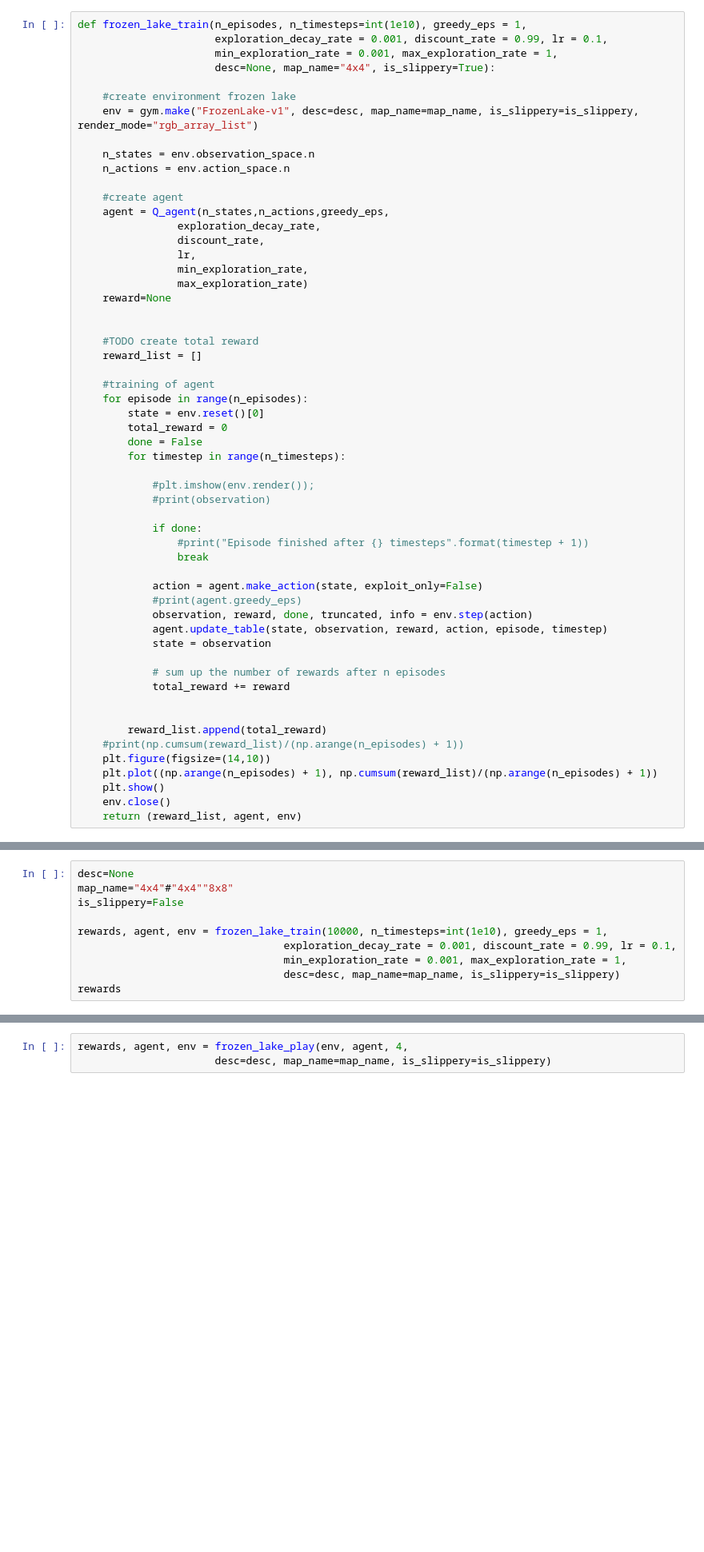
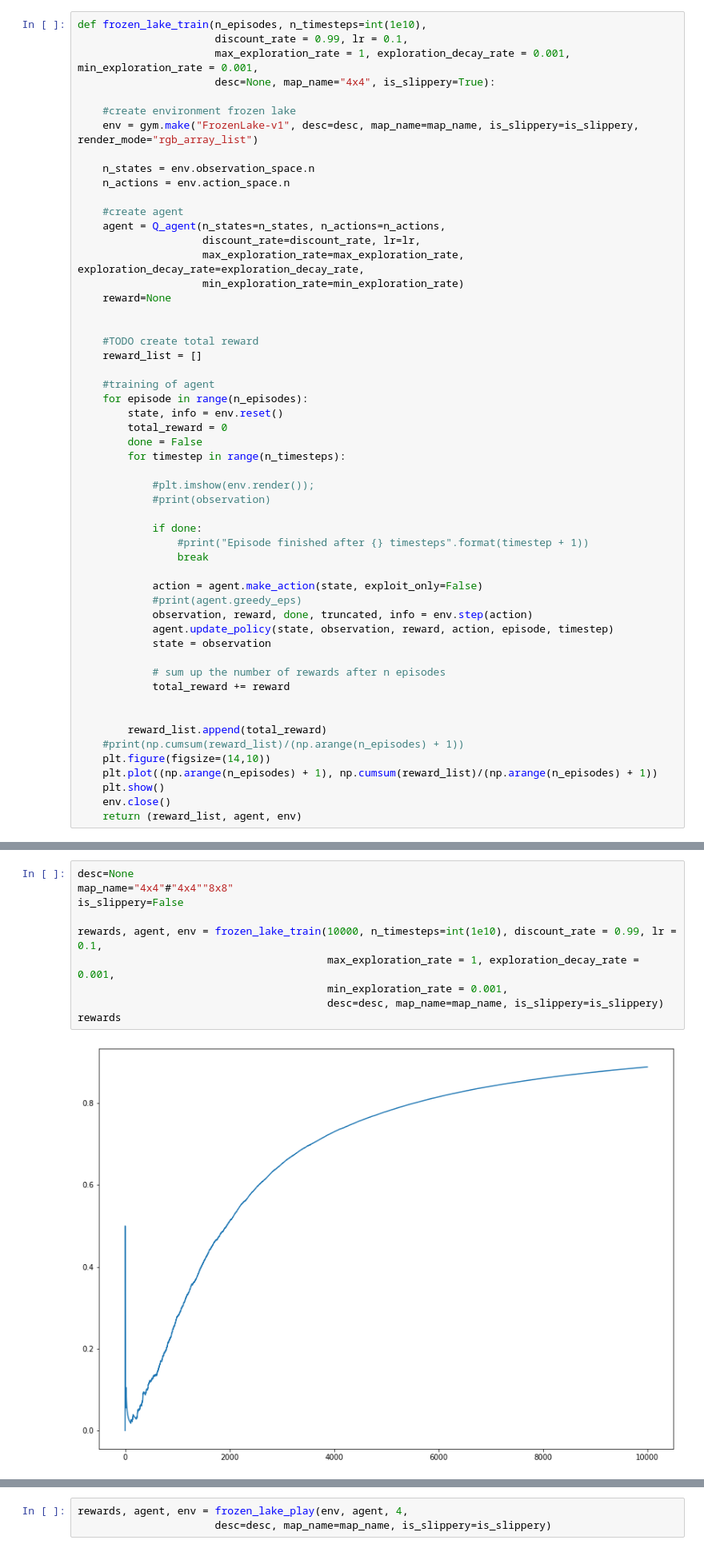
Before and after one commit to opasche/ReinforcementLearning, a Jupyter notebook: FrozenLake/reinforcement-learning-frozen-lake.ipynb, the cells around one changed output, grey strips where cells are left out. Shown at 80% size. Drawn from its saved outputs; the diff is of its cells as text; blank space fills up the shorter version.

```diff
--- a/FrozenLake/reinforcement-learning-frozen-lake.ipynb
+++ b/FrozenLake/reinforcement-learning-frozen-lake.ipynb
@@ -59,7 +12,7 @@ class Q_agent(object):
 # %%
-def frozen_lake_train(n_episodes, n_timesteps=int(1e10), greedy_eps = 1,
-                      exploration_decay_rate = 0.001, discount_rate = 0.99, lr = 0.1,
-                      min_exploration_rate = 0.001, max_exploration_rate = 1,
+def frozen_lake_train(n_episodes, n_timesteps=int(1e10),
+                      discount_rate = 0.99, lr = 0.1,
+                      max_exploration_rate = 1, exploration_decay_rate = 0.001, min_exploration_rate = 0.001,
                       desc=None, map_name="4x4", is_slippery=True):
 
     #create environment frozen lake
@@ -69,12 +22,10 @@ def frozen_lake_train(n_episodes, n_timesteps=int(1e10), greedy_eps = 1,
     n_actions = env.action_space.n
 
     #create agent
-    agent = Q_agent(n_states,n_actions,greedy_eps,
-                exploration_decay_rate,
-                discount_rate,
-                lr,
-                min_exploration_rate,
-                max_exploration_rate)
+    agent = Q_agent(n_states=n_states, n_actions=n_actions,
+                    discount_rate=discount_rate, lr=lr,
+                    max_exploration_rate=max_exploration_rate, exploration_decay_rate=exploration_decay_rate,
+                    min_exploration_rate=min_exploration_rate)
     reward=None
 
 
@@ -83,7 +34,7 @@ def frozen_lake_train(n_episodes, n_timesteps=int(1e10), greedy_eps = 1,
 
     #training of agent
     for episode in range(n_episodes):
-        state = env.reset()[0]
+        state, info = env.reset()
         total_reward = 0
         done = False
         for timestep in range(n_timesteps):
@@ -98,7 +49,7 @@ def frozen_lake_train(n_episodes, n_timesteps=int(1e10), greedy_eps = 1,
             action = agent.make_action(state, exploit_only=False)
             #print(agent.greedy_eps)
             observation, reward, done, truncated, info = env.step(action)
-            agent.update_table(state, observation, reward, action, episode, timestep)
+            agent.update_policy(state, observation, reward, action, episode, timestep)
             state = observation
 
             # sum up the number of rewards after n episodes
@@ -156,10 +107,12 @@ def frozen_lake_play(env, agent, n_episodes, n_timesteps=int(1e10),
 # %%
 desc=None
 map_name="4x4"#"4x4""8x8"
 is_slippery=False
 
-rewards, agent, env = frozen_lake_train(10000, n_timesteps=int(1e10), greedy_eps = 1,
-                                 exploration_decay_rate = 0.001, discount_rate = 0.99, lr = 0.1,
-                                 min_exploration_rate = 0.001, max_exploration_rate = 1,
-                                 desc=desc, map_name=map_name, is_slippery=is_slippery)
+rewards, agent, env = frozen_lake_train(10000, n_timesteps=int(1e10), discount_rate = 0.99, lr = 0.1,
+                                        max_exploration_rate = 1, exploration_decay_rate = 0.001,
+                                        min_exploration_rate = 0.001,
+                                        desc=desc, map_name=map_name, is_slippery=is_slippery)
 rewards
+# %% [output]
+[figure, added]
```
Also changed, not shown: parts of 8 cells of this notebook, 21 other files.
